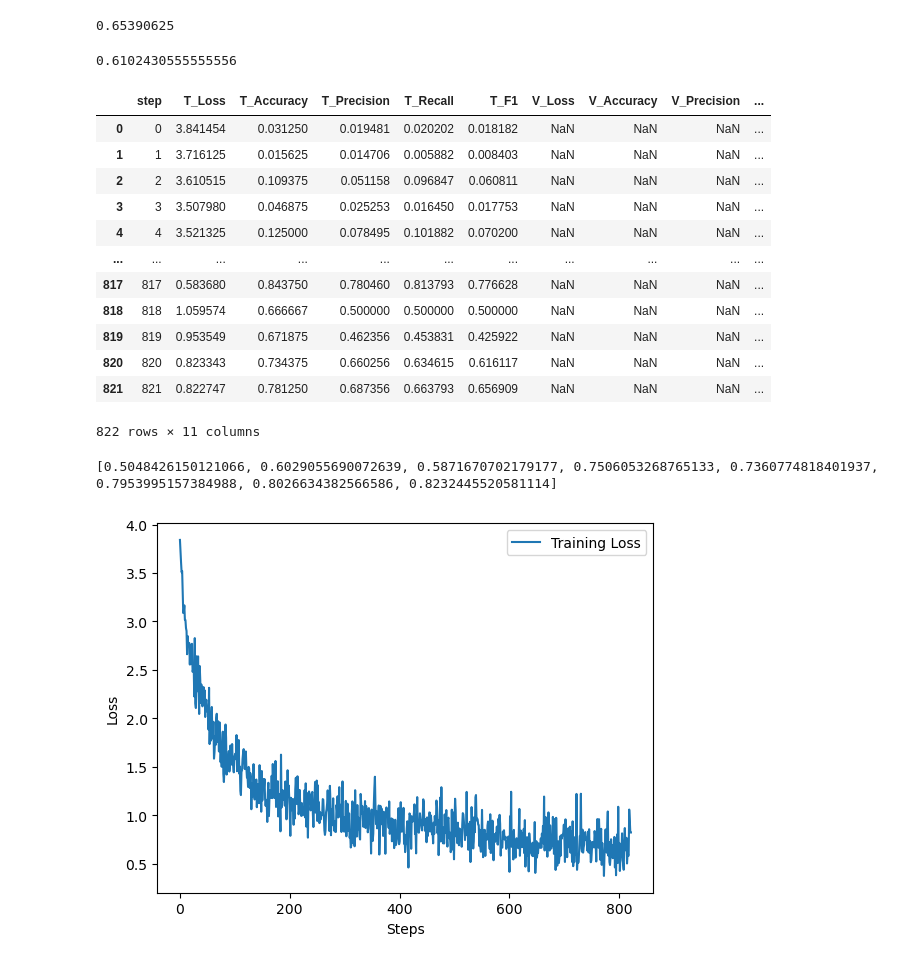
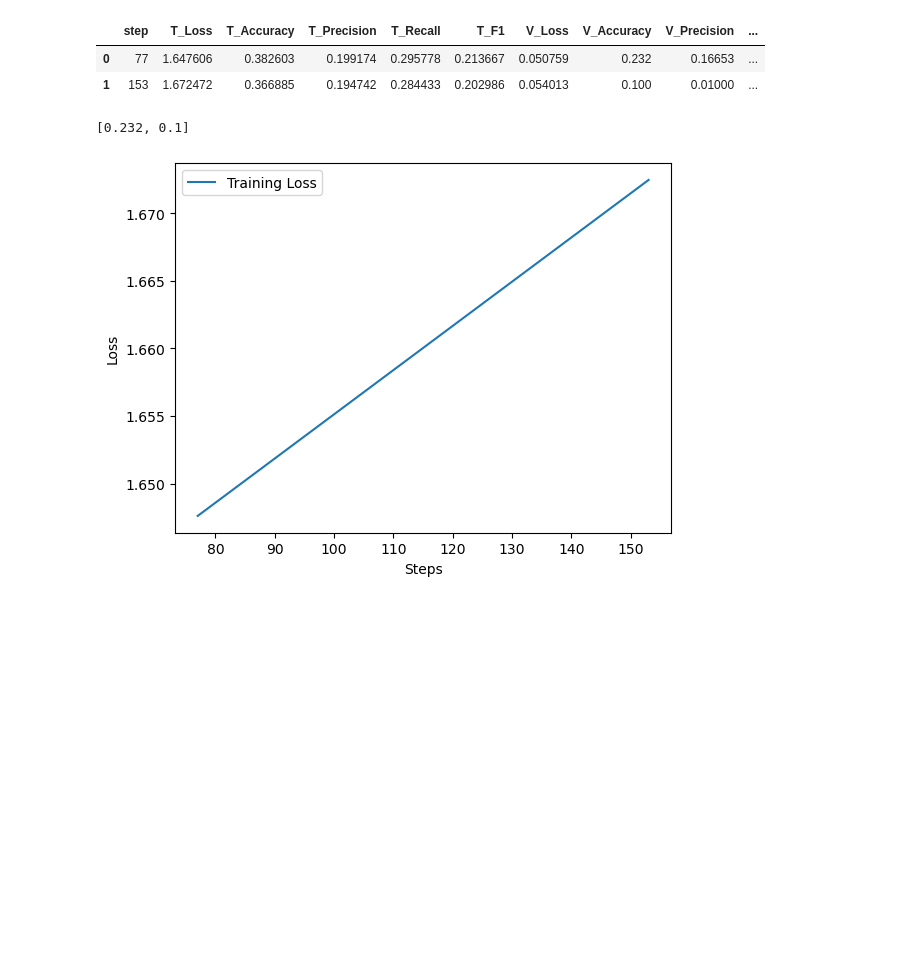
Before and after one commit to mehardsingh/point-transformer-cardinality-reduction, a Jupyter notebook: notebooks/plot_progress2.ipynb, the cells around one changed output. Saved outputs shown, nothing was run; the diff lists cells and outputs as text; code cells hidden in the pictures; blank space fills up the shorter version.

```diff
--- a/notebooks/plot_progress2.ipynb
+++ b/notebooks/plot_progress2.ipynb
@@ -5,35 +5,19 @@ if "notebooks" == os.path.abspath('.')[-9:]: os.chdir("..")
 import pandas as pd
 import matplotlib.pyplot as plt
 # %%
-progress = pd.read_csv("outputs/point_transformer/progress.csv")[:160]
-accs = list(progress["T_Accuracy"][140:])
-print(sum(accs) / len(accs))
+progress = pd.read_csv("outputs/pt_tome/progress.csv")
+# accs = list(progress["T_Accuracy"][140:])
+# print(sum(accs) / len(accs))
-# %% [output]
-0.65390625
 # %%
-progress = pd.read_csv("outputs/pt_merged/progress.csv")
-accs = list(progress["T_Accuracy"][140:])
-print(sum(accs) / len(accs))
+# progress = pd.read_csv("outputs/pt_merged/progress.csv")
-# %% [output]
-0.6102430555555556
 # %%
-progress = pd.read_csv("outputs/point_transformer/progress.csv")
+# progress = pd.read_csv("outputs/point_transformer/progress.csv")
 # progress = pd.read_csv("outputs/pt_merged/progress.csv")
 progress
 # %% [output]
 |  | step | T_Loss | T_Accuracy | T_Precision | T_Recall | T_F1 | V_Loss | V_Accuracy | V_Precision | ... |
-| 0 | 0 | 3.841454 | 0.031250 | 0.019481 | 0.020202 | 0.018182 | NaN | NaN | NaN | ... |
-| 1 | 1 | 3.716125 | 0.015625 | 0.014706 | 0.005882 | 0.008403 | NaN | NaN | NaN | ... |
-| 2 | 2 | 3.610515 | 0.109375 | 0.051158 | 0.096847 | 0.060811 | NaN | NaN | NaN | ... |
-| 3 | 3 | 3.507980 | 0.046875 | 0.025253 | 0.016450 | 0.017753 | NaN | NaN | NaN | ... |
-| 4 | 4 | 3.521325 | 0.125000 | 0.078495 | 0.101882 | 0.070200 | NaN | NaN | NaN | ... |
-| ... | ... | ... | ... | ... | ... | ... | ... | ... | ... | ... |
-| 817 | 817 | 0.583680 | 0.843750 | 0.780460 | 0.813793 | 0.776628 | NaN | NaN | NaN | ... |
-| 818 | 818 | 1.059574 | 0.666667 | 0.500000 | 0.500000 | 0.500000 | NaN | NaN | NaN | ... |
-| 819 | 819 | 0.953549 | 0.671875 | 0.462356 | 0.453831 | 0.425922 | NaN | NaN | NaN | ... |
-| 820 | 820 | 0.823343 | 0.734375 | 0.660256 | 0.634615 | 0.616117 | NaN | NaN | NaN | ... |
-| 821 | 821 | 0.822747 | 0.781250 | 0.687356 | 0.663793 | 0.656909 | NaN | NaN | NaN | ... |
+| 0 | 77 | 1.647606 | 0.382603 | 0.199174 | 0.295778 | 0.213667 | 0.050759 | 0.232 | 0.16653 | ... |
+| 1 | 153 | 1.672472 | 0.366885 | 0.194742 | 0.284433 | 0.202986 | 0.054013 | 0.100 | 0.01000 | ... |
-822 rows × 11 columns
 # %%
 train_steps = list(progress["step"])
 train_loss = list(progress["T_Loss"])
@@ -41,15 +25,15 @@ train_acc = list(progress["T_Accuracy"])
 train_f1 = list(progress["T_Precision"])
 train_f1 = list(progress["T_Recall"])
 # %%
-val_steps = list(progress[progress['V_Loss'].notna()]['step'])
-val_loss = list(progress["V_Loss"][val_steps])
-val_acc = list(progress["V_Accuracy"][val_steps])
-val_f1 = list(progress["V_Precision"][val_steps])
-val_f1 = list(progress["V_Recall"][val_steps])
+# val_steps = list(progress[progress['V_Loss'].notna()]['step'])
+val_loss = list(progress["V_Loss"])
+val_acc = list(progress["V_Accuracy"])
+val_f1 = list(progress["V_Precision"])
+val_f1 = list(progress["V_Recall"])
 
 print(val_acc)
 # %% [output]
-[0.5048426150121066, 0.6029055690072639, 0.5871670702179177, 0.7506053268765133, 0.7360774818401937, 0.7953995157384988, 0.8026634382566586, 0.8232445520581114]
+[0.232, 0.1]
 # %%
 plt.plot(train_steps, train_loss, label='Training Loss')
 plt.xlabel('Steps')
@@ -57,7 +41,7 @@ plt.ylabel('Loss')
 plt.legend()
 plt.show()
 # %% [output]
-[figure, old version]
+[figure, new version]
 # %%
 plt.plot(val_steps, val_loss, label='Validation Loss')
 plt.xlabel('Steps')
```
Also changed, not shown: parts of 3 cells of this notebook, 29 other files.
